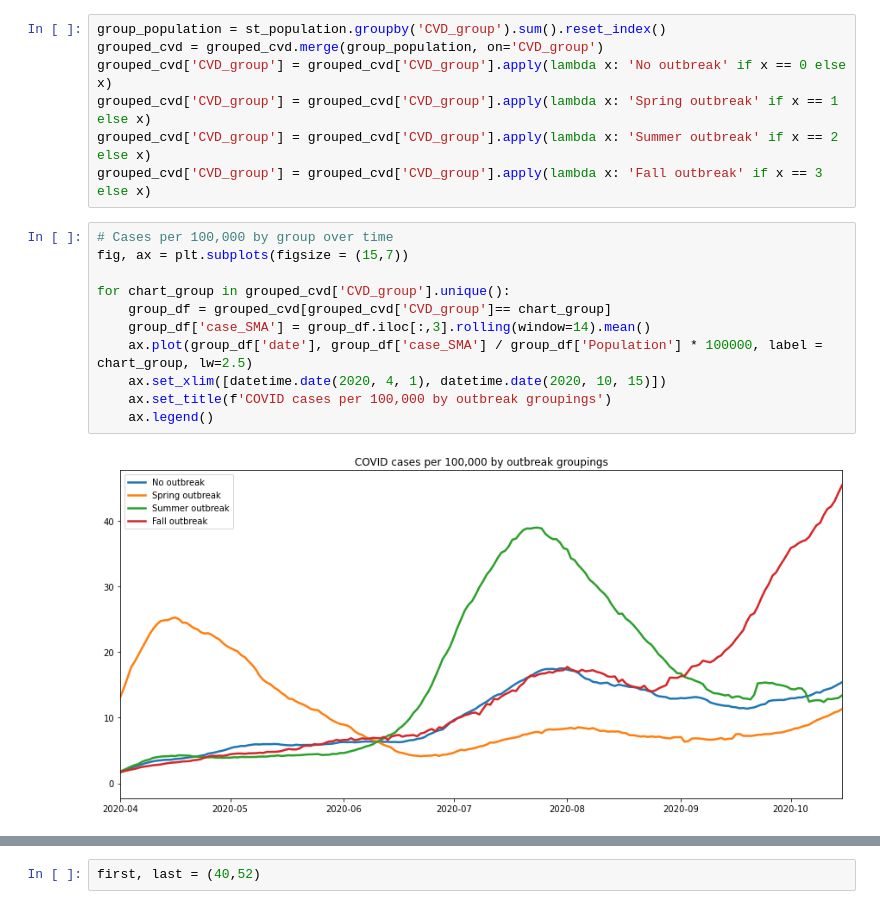
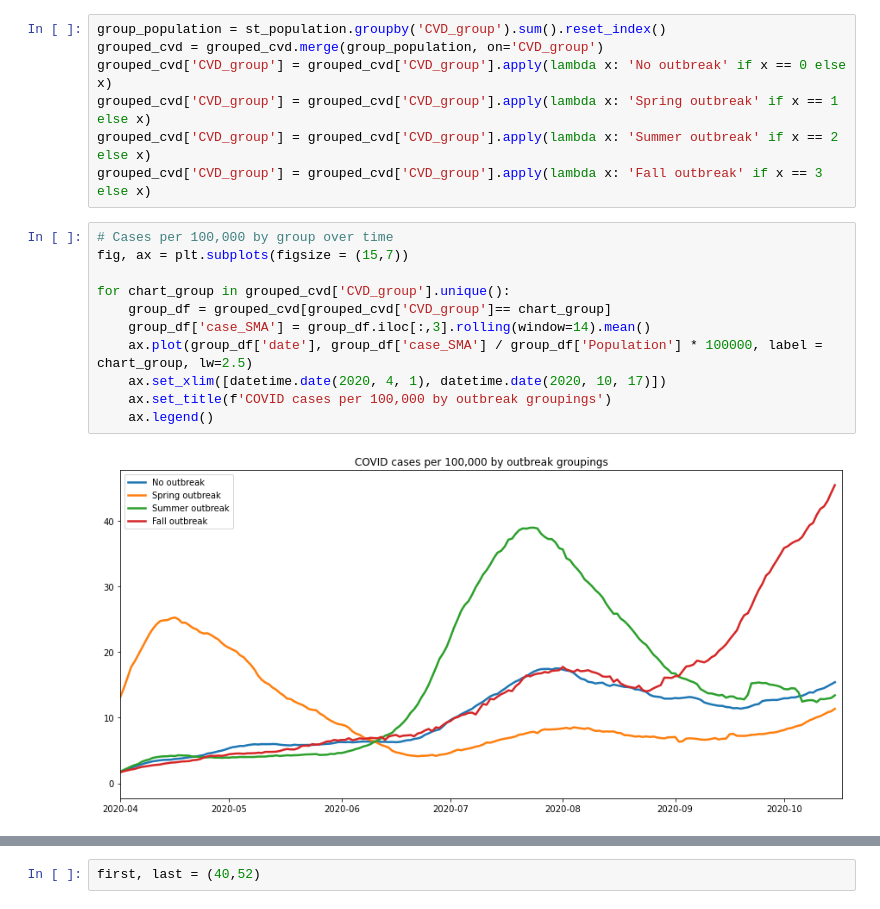
Before and after one commit to salvir1/covid-19-geographic-analysis, a Jupyter notebook: covid_case_and_death_trends.ipynb, the cells around one changed output, grey strips where cells are left out. Cells and saved outputs as stored; diff of their text form.

Commit message:
upgraded charts

```diff
--- a/covid_case_and_death_trends.ipynb
+++ b/covid_case_and_death_trends.ipynb
@@ -97,13 +97,13 @@ grouped_cvd['CVD_group'] = grouped_cvd['CVD_group'].apply(lambda x: 'Fall outbre
 # %%
 # Cases per 100,000 by group over time
 fig, ax = plt.subplots(figsize = (15,7))
 
 for chart_group in grouped_cvd['CVD_group'].unique():
     group_df = grouped_cvd[grouped_cvd['CVD_group']== chart_group]
     group_df['case_SMA'] = group_df.iloc[:,3].rolling(window=14).mean()
     ax.plot(group_df['date'], group_df['case_SMA'] / group_df['Population'] * 100000, label = chart_group, lw=2.5)
-    ax.set_xlim([datetime.date(2020, 4, 1), datetime.date(2020, 10, 15)])
+    ax.set_xlim([datetime.date(2020, 4, 1), datetime.date(2020, 10, 17)])
     ax.set_title(f'COVID cases per 100,000 by outbreak groupings')
     ax.legend()
 # %% [output]
-[figure, old version]
+[figure, new version]
```
Also changed, not shown: parts of 3 cells of this notebook, 1 other file.
